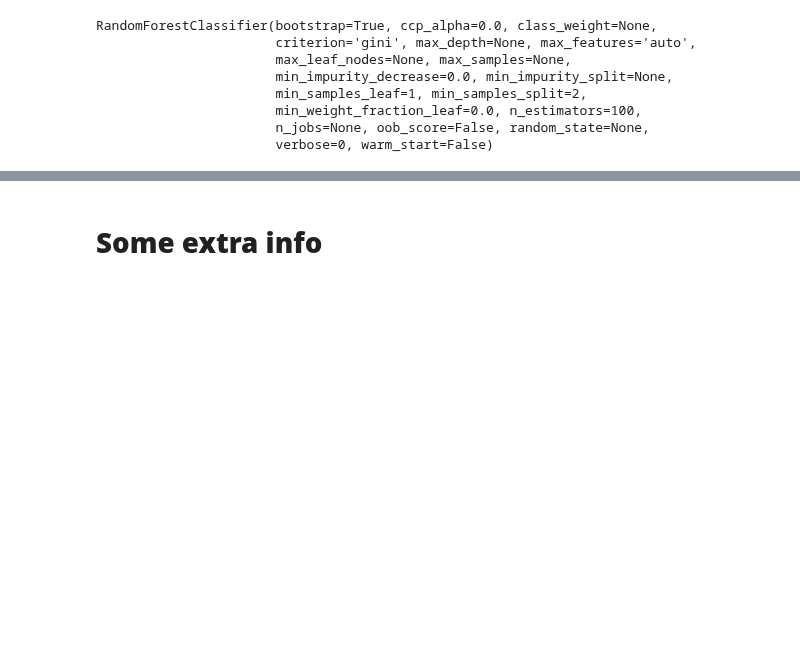
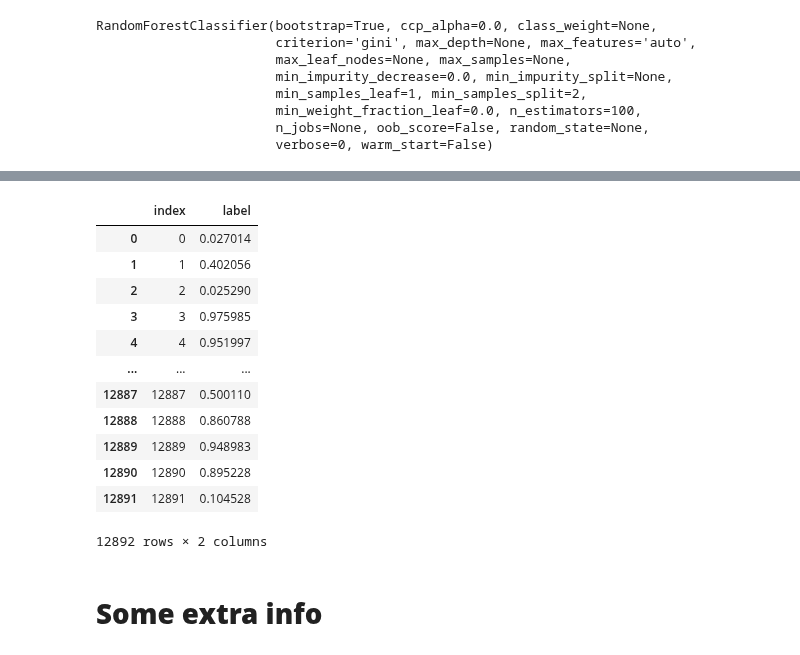
Before and after one commit to CallensToon/Machine_Learning_course_UGent_D012554_kaggle, a Jupyter notebook: Eye blinking prediction.ipynb, the cells around one changed output, grey strips where cells are left out. Cells and saved outputs as stored; diff of their text form; code cells hidden in the pictures; blank space fills up the shorter version.

```diff
--- a/Eye blinking prediction.ipynb
+++ b/Eye blinking prediction.ipynb
@@ -786,0 +789,3 @@ results.to_csv(filename,index=False)
+# %%
+predictions_final = predictionsSVC*0.4 + predictionsGBC*0.3 + predictionsRFC*0.3
+predictions_final
@@ -786,0 +800,19 @@ results.to_csv(filename,index=False)
+# %%
+results = pd.DataFrame()
+results['index'] = testset['index']
+results['label'] = predictions_final[:,1]
+results
+# %% [output]
+|  | index | label |
+| 0 | 0 | 0.027014 |
+| 1 | 1 | 0.402056 |
+| 2 | 2 | 0.025290 |
+| 3 | 3 | 0.975985 |
+| 4 | 4 | 0.951997 |
+| ... | ... | ... |
+| 12887 | 12887 | 0.500110 |
+| 12888 | 12888 | 0.860788 |
+| 12889 | 12889 | 0.948983 |
+| 12890 | 12890 | 0.895228 |
+| 12891 | 12891 | 0.104528 |
+12892 rows × 2 columns
```
Also changed, not shown: parts of 13 cells of this notebook.
